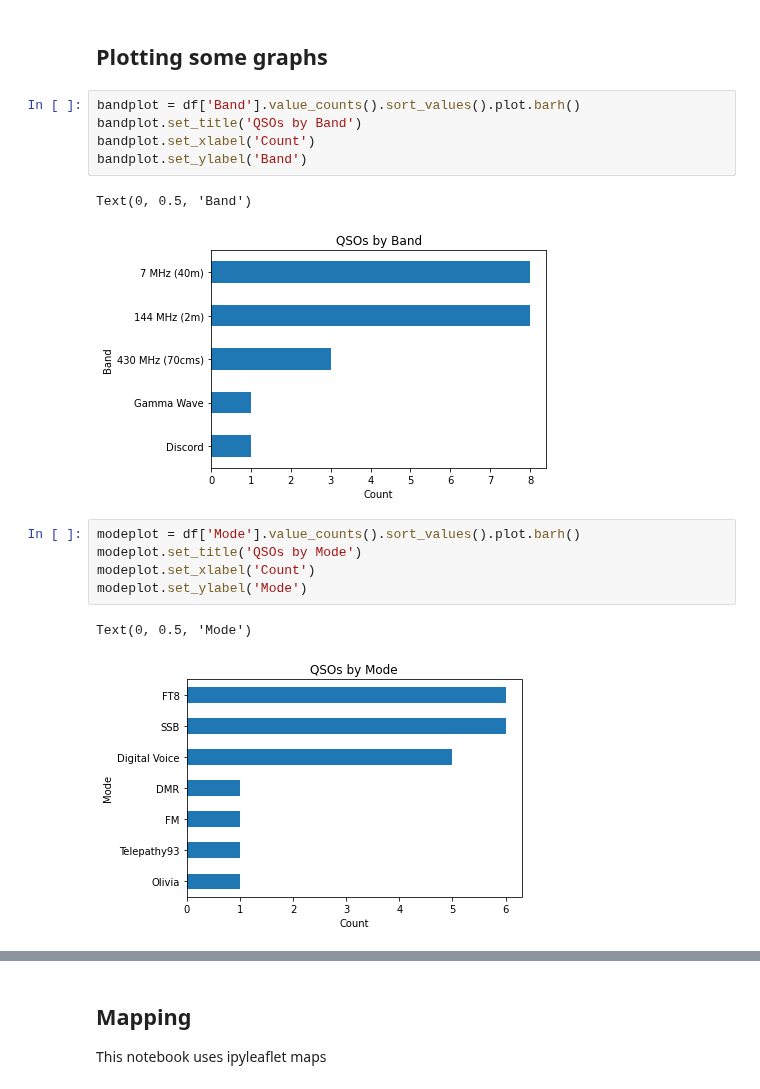
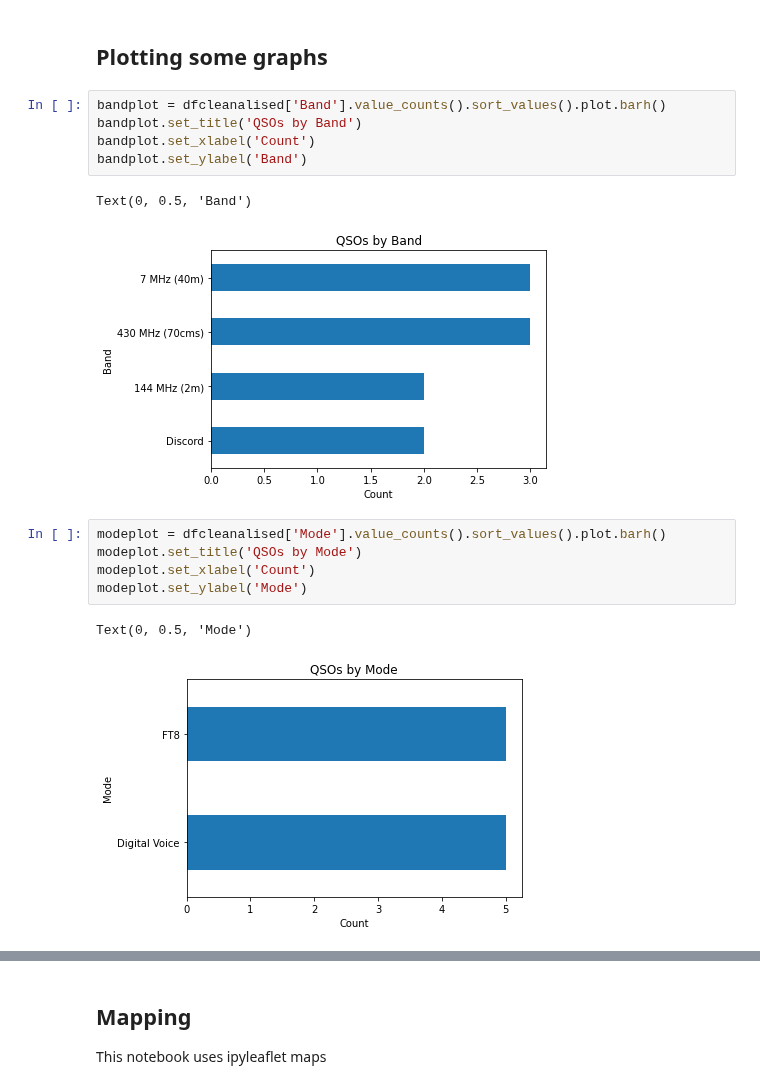
Before and after one commit to smurphboy/WAllOARC, a Jupyter notebook: WorkedAllOARC.ipynb, the cells around one changed output, grey strips where cells are left out. Cells and saved outputs as stored; diff of their text form.

```diff
--- a/WorkedAllOARC.ipynb
+++ b/WorkedAllOARC.ipynb
@@ -320,19 +325,19 @@ interactive(children=(Dropdown(description='Band', options=('430 MHz (70cms)', '
 # %% [markdown]
 ## Plotting some graphs
 # %%
-bandplot = df['Band'].value_counts().sort_values().plot.barh()
+bandplot = dfcleanalised['Band'].value_counts().sort_values().plot.barh()
 bandplot.set_title('QSOs by Band')
 bandplot.set_xlabel('Count')
 bandplot.set_ylabel('Band')
 # %% [output]
 Text(0, 0.5, 'Band')
-[figure, old version]
+[figure, new version]
 # %%
-modeplot = df['Mode'].value_counts().sort_values().plot.barh()
+modeplot = dfcleanalised['Mode'].value_counts().sort_values().plot.barh()
 modeplot.set_title('QSOs by Mode')
 modeplot.set_xlabel('Count')
 modeplot.set_ylabel('Mode')
 # %% [output]
 Text(0, 0.5, 'Mode')
-[figure, old version]
+[figure, new version]
 # %%
```
Also changed, not shown: parts of 10 cells of this notebook.
